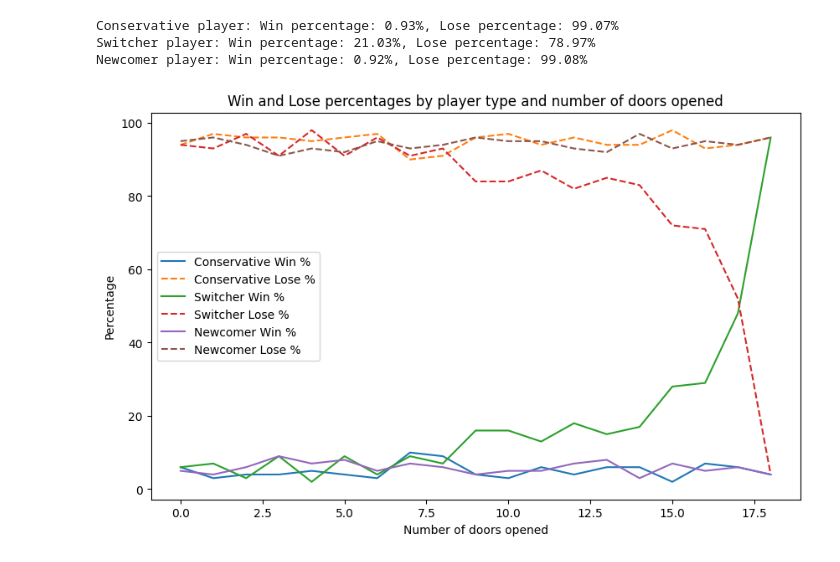
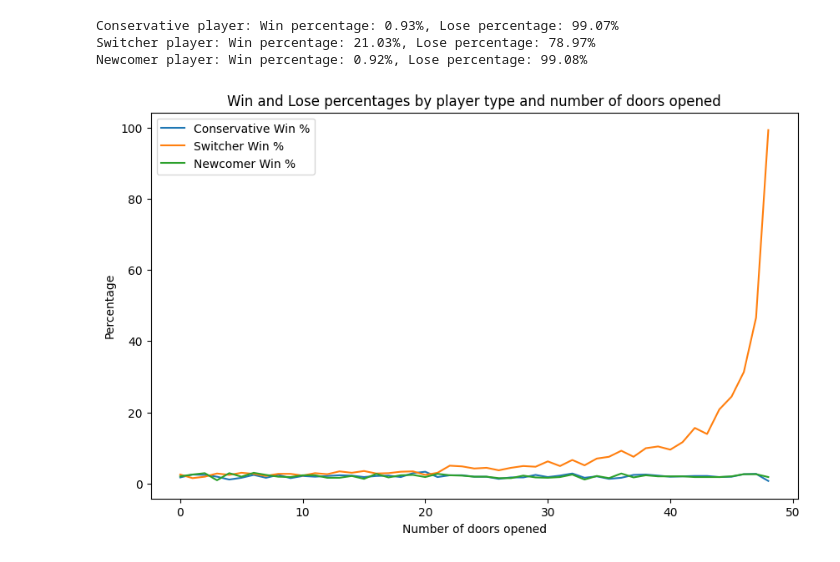
Before and after one commit to domvol/astrostatistics_bicocca_2025, a Jupyter notebook: Time_to_get_you_hands_dirty/Monty_haal_problem.ipynb, the cells around one changed output. Drawn from its saved outputs; the diff is of its cells as text; code cells hidden in the pictures.

```diff
--- a/Time_to_get_you_hands_dirty/Monty_haal_problem.ipynb
+++ b/Time_to_get_you_hands_dirty/Monty_haal_problem.ipynb
@@ -100,8 +100,8 @@ Newcomer player: Win percentage: 0.92%, Lose percentage: 99.08%
 import numpy as np
 import matplotlib.pyplot as plt
 
-trials = 100
-num_doors = 20
+trials = 1000
+num_doors = 50
 results = []
 
 for doors_to_open in range(num_doors-1):
@@ -139,33 +139,31 @@ for doors_to_open in range(num_doors-1):
             else:
                 lose_swi += 1
 
         newcomer = np.random.randint(0, num_doors)  # Use randint instead of choice
         if doors[newcomer] == 1:
             win_new += 1
         else:
             lose_new += 1
 
     # Add results only once per doors_to_open value
     results.append([
         [doors_to_open, (win_cons*100)/trials, (lose_cons*100)/trials],
         [doors_to_open, (win_swi*100)/trials, (lose_swi*100)/trials],
         [doors_to_open, (win_new*100)/trials, (lose_new*100)/trials]
     ])
 
 # Convert results to a numpy array for easier manipulation
 results_array = np.array(results)
 
 # Plot the results
 fig, ax = plt.subplots(figsize=(10, 6))
 
 for i, player_type in enumerate(['Conservative', 'Switcher', 'Newcomer']):
     ax.plot(results_array[:, i, 0], results_array[:, i, 1], label=f'{player_type} Win %')
-    ax.plot(results_array[:, i, 0], results_array[:, i, 2], label=f'{player_type} Lose %', linestyle='--')
-
 ax.set_title('Win and Lose percentages by player type and number of doors opened')
 ax.set_xlabel('Number of doors opened')
 ax.set_ylabel('Percentage')
 ax.legend()
 plt.show()
 # %% [output]
-[figure, old version]
+[figure, new version]
```
